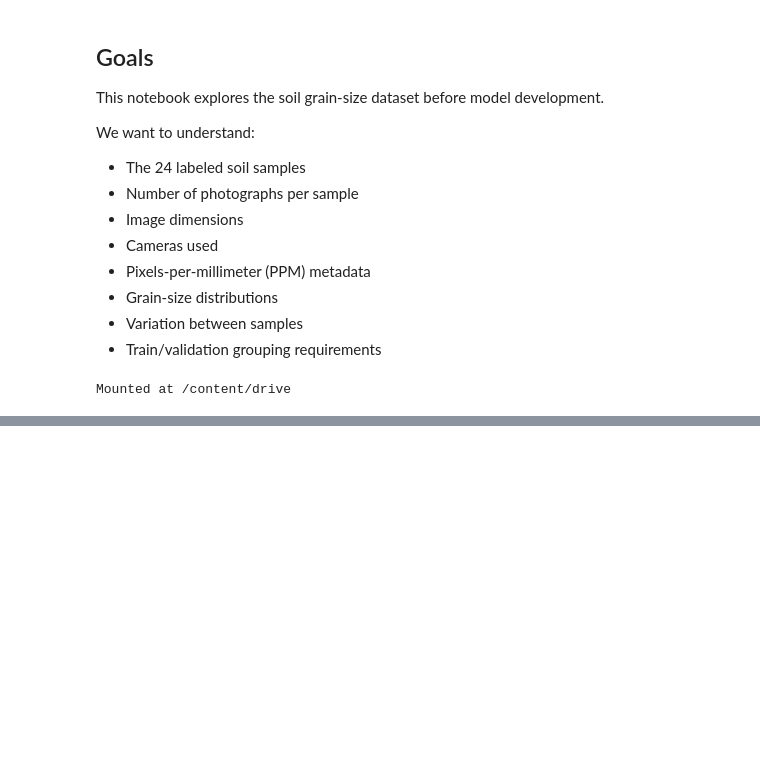
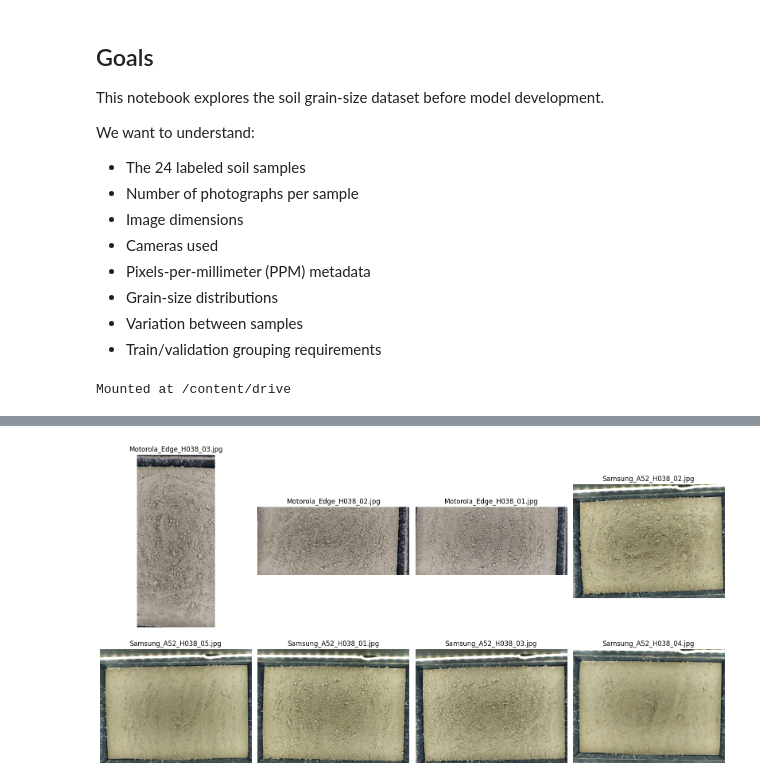
Before and after one commit to dmartin5150/soil-grain-size, a Jupyter notebook: notebooks/01_eda.ipynb, the cells around one changed output, grey strips where cells are left out. Cells and saved outputs as stored; diff of their text form; code cells hidden in the pictures; blank space fills up the shorter version.

```diff
--- a/notebooks/01_eda.ipynb
+++ b/notebooks/01_eda.ipynb
@@ -34,0 +280,23 @@ Mounted at /content/drive
+# %%
+sample_id = "H038"
+
+sample_files = images_df[
+    images_df["sample_id"] == sample_id
+]["filename"].tolist()
+
+fig, axes = plt.subplots(2, 4, figsize=(16, 9))
+
+for ax, filename in zip(axes.flat, sample_files):
+    img = Image.open(TRAIN_IMAGES / filename)
+    ax.imshow(img)
+    ax.set_title(filename)
+    ax.axis("off")
+
+# Hide unused axes if necessary
+for ax in axes.flat[len(sample_files):]:
+    ax.axis("off")
+
+plt.tight_layout()
+plt.show()
+# %% [output]
+[figure, added]
```
Also changed, not shown: parts of 16 cells of this notebook.
